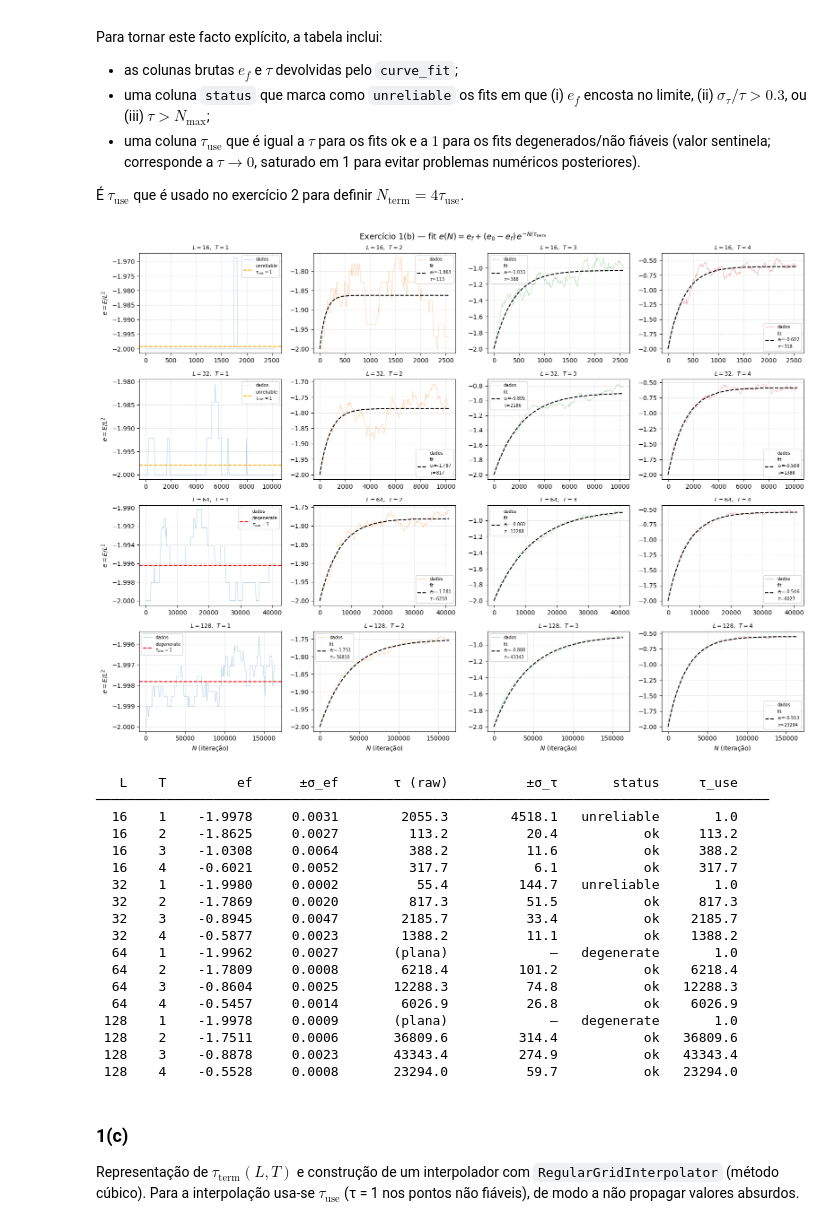
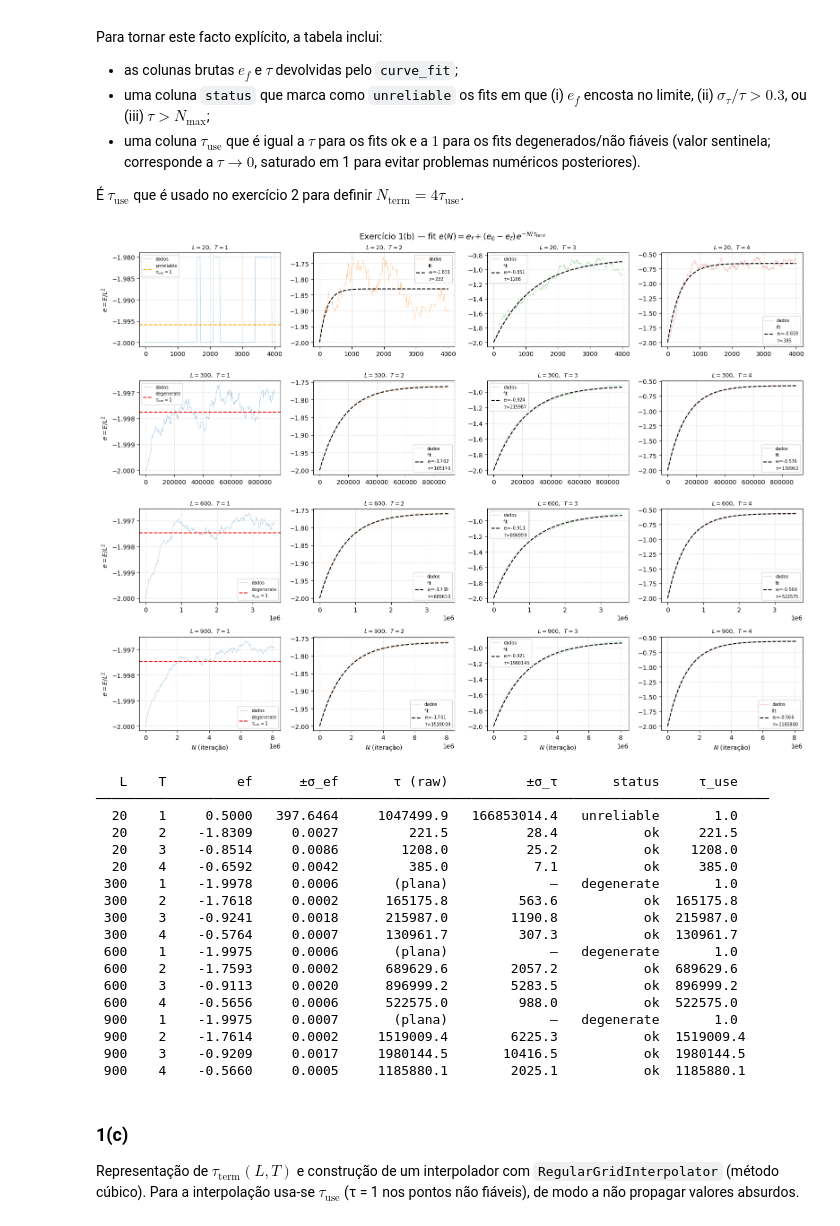
Before and after one commit to RoSerMar/Ising_Model, a Jupyter notebook: Ising_model_tudo_semnumba.ipynb, the cells around one changed output. Saved outputs shown, nothing was run; the diff lists cells and outputs as text; code cells hidden in the pictures.

```diff
--- a/Ising_model_tudo_semnumba.ipynb
+++ b/Ising_model_tudo_semnumba.ipynb
@@ -104,7 +104,7 @@ em função do número de iteração $N$.
 O número de iterações é $n_\mathrm{iter} = n_\mathrm{sweeps} \cdot L^2$
 para que o número de varrimentos seja idêntico em todos os tamanhos.
 # %%
-L_values = [16, 32, 64, 128]
+L_values = [20, 300, 600, 900]
 T_values = [1, 2, 3, 4]
 n_sweeps = 10
 
@@ -118,7 +118,7 @@ for L in L_values:
         results[(L, T)] = model.energy / L**2
 
 # ── Gráficos: grelha 4×4, linhas = L, colunas = T ────────────────────────────
-fig, axes = plt.subplots(len(L_values), len(T_values), figsize=(16, 12))
+fig, axes = plt.subplots(len(L_values), len(T_values), figsize=(16, 12), squeeze=False)
 fig.suptitle(
     r"Exercício 1(a) — energia por spin $e = E/L^2$ em função da iteração $N$",
     fontsize=14
@@ -241,7 +241,7 @@ for L in L_values:
             tau_use   [(L, T)] = float(tau)
 
 # ── Gráficos: dados + fit ────────────────────────────────────────────────────
-fig, axes = plt.subplots(len(L_values), len(T_values), figsize=(16, 12))
+fig, axes = plt.subplots(len(L_values), len(T_values), figsize=(16, 12), squeeze=False)
 fig.suptitle(
     r"Exercício 1(b) — fit $e(N)=e_f+(e_0-e_f)\,e^{-N/\tau_\mathrm{term}}$",
     fontsize=13
@@ -268,52 +268,52 @@ for row, L in enumerate(L_values):
                     label=f"fit\n$e_f$={ef:.3f}\n$\\tau$={tau:.0f}")
         elif status in ('degenerate', 'unreliable'):
             # mostra a constante e_f = média dos dados (τ_use = 1 ↔ horizontal)
             ax.axhline(float(np.mean(e)), color=cor, lw=1.5, ls="--",
                        label=f"{status}\n$\\tau_\\mathrm{{use}}=1$")
 
         ax.set_title(f"$L={L}$,  $T={T}$", fontsize=9)
         ax.legend(fontsize=7, loc="best")
         ax.grid(True, ls="--", alpha=0.4)
         if row == len(L_values) - 1:
             ax.set_xlabel("$N$ (iteração)")
         if col == 0:
             ax.set_ylabel(r"$e = E/L^2$")
 
 plt.tight_layout()
 plt.show()
 
 # ── Tabela ───────────────────────────────────────────────────────────────────
 print(f"\n{'L':>4}  {'T':>3}  {'ef':>9}  {'±σ_ef':>9}  {'τ (raw)':>12}  {'±σ_τ':>12}  {'status':>11}  {'τ_use':>8}")
 print("─" * 86)
 for L in L_values:
     for T in T_values:
         ef,  tau  = fit_params[(L, T)]
         sef, stau = fit_errors[(L, T)]
         status   = fit_status[(L, T)]
         tu       = tau_use[(L, T)]
         tau_str  = f"{tau:>12.1f}" if not np.isnan(tau) else f"{'(plana)':>12s}"
         stau_str = f"{stau:>12.1f}" if not np.isnan(stau) else f"{'–':>12s}"
         print(f"{L:>4}  {T:>3}  {ef:>9.4f}  {sef:>9.4f}  {tau_str}  {stau_str}  {status:>11s}  {tu:>8.1f}")
 # %% [output]
-[figure, old version]
+[figure, new version]
    L    T         ef      ±σ_ef       τ (raw)          ±σ_τ       status     τ_use
 ──────────────────────────────────────────────────────────────────────────────────────
-  16    1    -1.9978     0.0031        2055.3        4518.1   unreliable       1.0
-  16    2    -1.8625     0.0027         113.2          20.4           ok     113.2
-  16    3    -1.0308     0.0064         388.2          11.6           ok     388.2
-  16    4    -0.6021     0.0052         317.7           6.1           ok     317.7
-  32    1    -1.9980     0.0002          55.4         144.7   unreliable       1.0
-  32    2    -1.7869     0.0020         817.3          51.5           ok     817.3
-  32    3    -0.8945     0.0047        2185.7          33.4           ok    2185.7
-  32    4    -0.5877     0.0023        1388.2          11.1           ok    1388.2
-  64    1    -1.9962     0.0027       (plana)             –   degenerate       1.0
-  64    2    -1.7809     0.0008        6218.4         101.2           ok    6218.4
-  64    3    -0.8604     0.0025       12288.3          74.8           ok   12288.3
-  64    4    -0.5457     0.0014        6026.9          26.8           ok    6026.9
- 128    1    -1.9978     0.0009       (plana)             –   degenerate       1.0
- 128    2    -1.7511     0.0006       36809.6         314.4           ok   36809.6
- 128    3    -0.8878     0.0023       43343.4         274.9           ok   43343.4
- 128    4    -0.5528     0.0008       23294.0          59.7           ok   23294.0
+  20    1     0.5000   397.6464     1047499.9   166853014.4   unreliable       1.0
+  20    2    -1.8309     0.0027         221.5          28.4           ok     221.5
+  20    3    -0.8514     0.0086        1208.0          25.2           ok    1208.0
+  20    4    -0.6592     0.0042         385.0           7.1           ok     385.0
+ 300    1    -1.9978     0.0006       (plana)             –   degenerate       1.0
+ 300    2    -1.7618     0.0002      165175.8         563.6           ok  165175.8
+ 300    3    -0.9241     0.0018      215987.0        1190.8           ok  215987.0
+ 300    4    -0.5764     0.0007      130961.7         307.3           ok  130961.7
+ 600    1    -1.9975     0.0006       (plana)             –   degenerate       1.0
+ 600    2    -1.7593     0.0002      689629.6        2057.2           ok  689629.6
+ 600    3    -0.9113     0.0020      896999.2        5283.5           ok  896999.2
+ 600    4    -0.5656     0.0006      522575.0         988.0           ok  522575.0
+ 900    1    -1.9975     0.0007       (plana)             –   degenerate       1.0
+ 900    2    -1.7614     0.0002     1519009.4        6225.3           ok  1519009.4
+ 900    3    -0.9209     0.0017     1980144.5       10416.5           ok  1980144.5
+ 900    4    -0.5660     0.0005     1185880.1        2025.1           ok  1185880.1
 # %% [markdown]
 ### 1(c)
 
```
Also changed, not shown: parts of 9 cells of this notebook, 1 other file.
